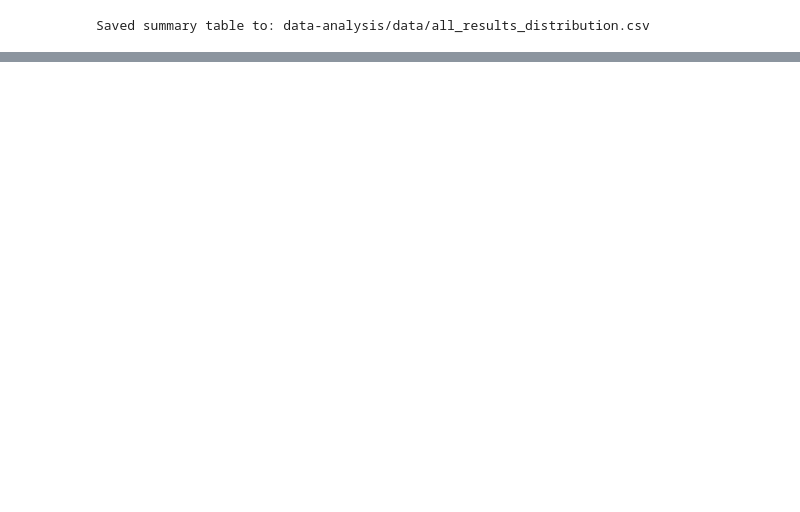
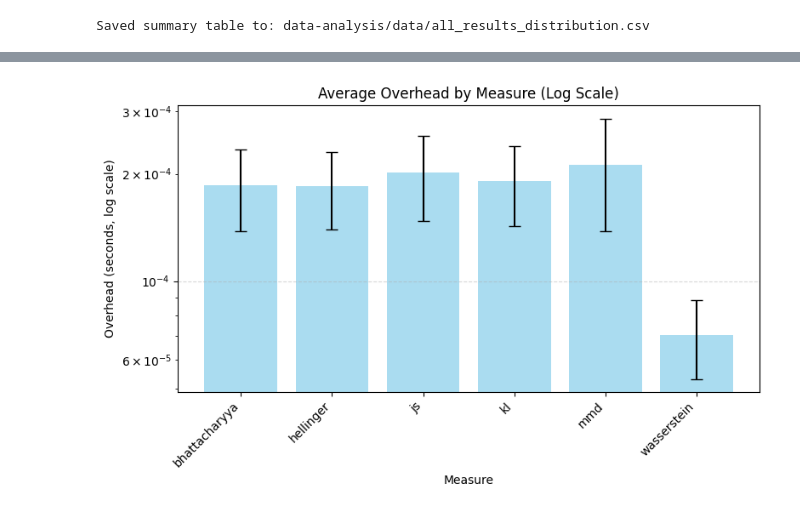
Before and after one commit to jasperbruin/driftwatch, a Jupyter notebook: LAB-experiments/final_experiments/BERT-distribution-based3.ipynb, the cells around one changed output, grey strips where cells are left out. Drawn from its saved outputs; the diff is of its cells as text; code cells hidden in the pictures; blank space fills up the shorter version.

```diff
--- a/LAB-experiments/final_experiments/BERT-distribution-based3.ipynb
+++ b/LAB-experiments/final_experiments/BERT-distribution-based3.ipynb
@@ -556,0 +751,80 @@ Saved summary table to: data-analysis/data/all_results_distribution.csv
+# %%
+import pandas as pd
+import matplotlib.pyplot as plt
+
+def visualize_average_overhead_by_measure(all_results, output_csv_path):
+    """
+    Collapse across datasets, models, and drift_strength,
+    and produce a bar chart of average overhead per measure (log scale).
+    Save the results to a CSV file.
+    """
+
+    # 1) Convert 'all_results' into a pandas DataFrame
+    rows = []
+    for (dataset, model, measure, drift_strength), records in all_results.items():
+        for rec in records:
+            rows.append({
+                "dataset": dataset,
+                "model": model,
+                "measure": measure,
+                "drift_strength": drift_strength,
+                "dist_val": rec["dist_val"],
+                "time_taken": rec["time_taken"],
+                "measure_overhead": rec["measure_overhead"],
+                "seed": rec["seed"],
+            })
+
+    df = pd.DataFrame(rows)
+    if df.empty:
+        print("No results to visualize. DataFrame is empty.")
+        return
+
+    # 2) Group by just 'measure' (ignore dataset/model/drift_strength)
+    #    and compute mean & std for measure_overhead
+    grouped = (
+        df.groupby("measure")["measure_overhead"]
+        .agg(["mean", "std"])
+        .reset_index()
+        .rename(columns={"mean": "overhead_mean", "std": "overhead_std"})
+    )
+
+    # 3) Create a bar plot (with error bars) for overhead per measure
+    plt.figure(figsize=(8, 5))
+
+    # X positions for each measure on the bar chart
+    x_positions = range(len(grouped))
+
+    # Bar chart
+    plt.bar(
+        x_positions,
+        grouped["overhead_mean"],
+        yerr=grouped["overhead_std"],
+        capsize=5,
+        alpha=0.7,
+        color="skyblue"
+    )
+
+    # Apply log scale
+    plt.yscale("log")  # <-- LOG SCALE applied
+
+    # Label the x-axis with measure names
+    plt.xticks(ticks=x_positions, labels=grouped["measure"], rotation=45, ha="right")
+
+    plt.title("Average Overhead by Measure (Log Scale)")
+    plt.xlabel("Measure")
+    plt.ylabel("Overhead (seconds, log scale)")
+    plt.tight_layout()
+    plt.grid(axis="y", linestyle="--", alpha=0.5)
+    plt.show()
+
+    # Save the grouped DataFrame to a CSV file
+    grouped.to_csv(output_csv_path, index=False)
+    print(f"Saved results to: {output_csv_path}")
+
+    return grouped
+
+# Example usage:
+output_csv_path = "data-analysis/data-test/average_overhead_distribution.csv"
+grouped_df = visualize_average_overhead_by_measure(all_results, output_csv_path)
+# %% [output]
+[figure, added]
```
Also changed, not shown: parts of 6 cells of this notebook, 9 other files.
